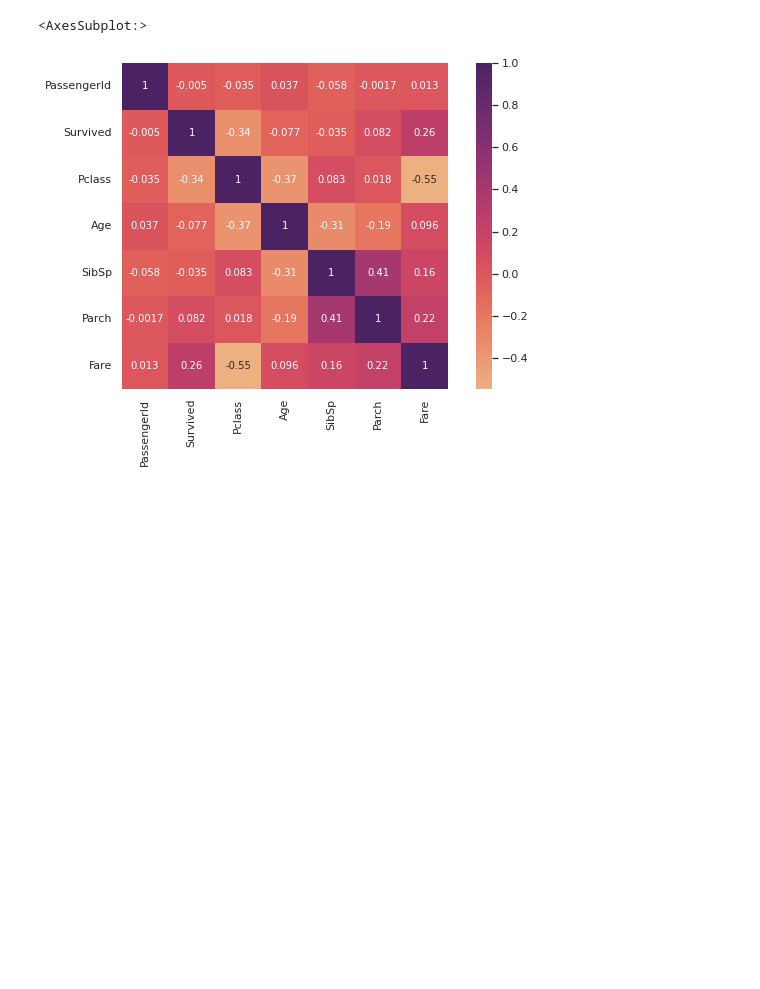
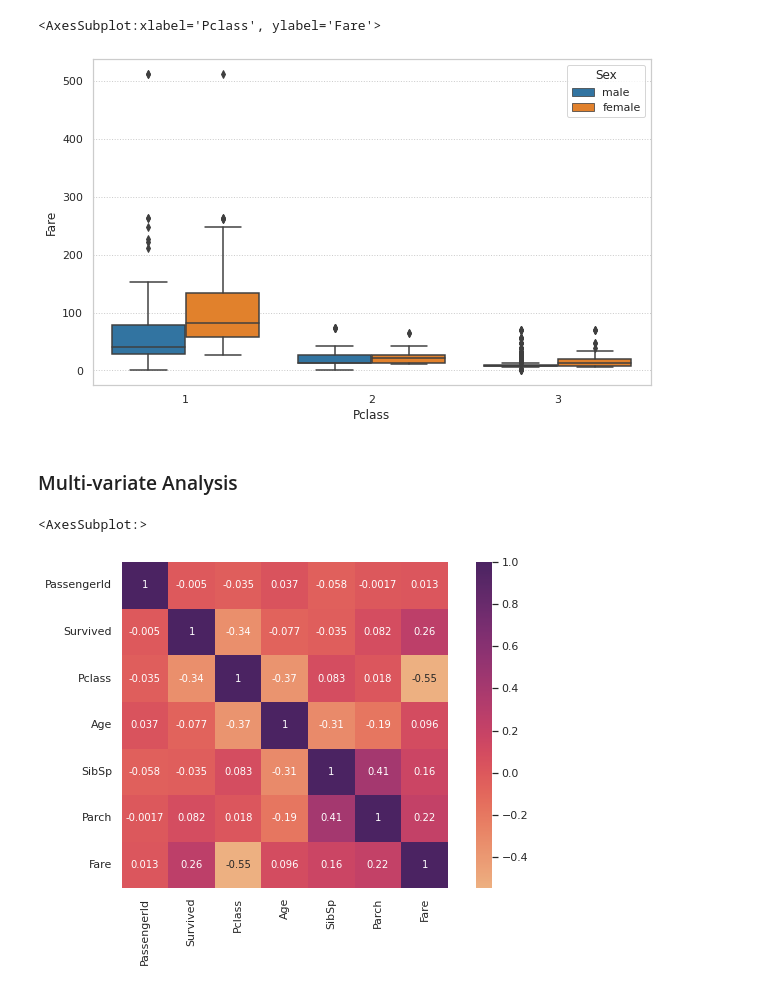
Before and after one commit to karthigeyan0312/My_Kaggle_Practice_Exercises, a Jupyter notebook: titanic-prediction.ipynb, the cells around one changed output. Cells and saved outputs as stored; diff of their text form; code cells hidden in the pictures; blank space fills up the shorter version.

```diff
--- a/titanic-prediction.ipynb
+++ b/titanic-prediction.ipynb
@@ -521,3 +531,13 @@ fig.show()
+# %%
+sns.boxplot(x=df_train['Pclass'], y=df_train['Fare'], hue=df_train['Sex'], data=None,
+            order=None, hue_order=None, orient=None, color=None,
+            palette=None, saturation=0.75, width=0.8, dodge=True,
+            fliersize=5, linewidth=None, whis=1.5, ax=None)
+# %% [output]
+<AxesSubplot:xlabel='Pclass', ylabel='Fare'>
+[figure, added]
+# %% [markdown]
+### Multi-variate Analysis
 # %%
 correlation = df_train.corr()
 
```
Also changed, not shown: parts of 2 cells of this notebook.
